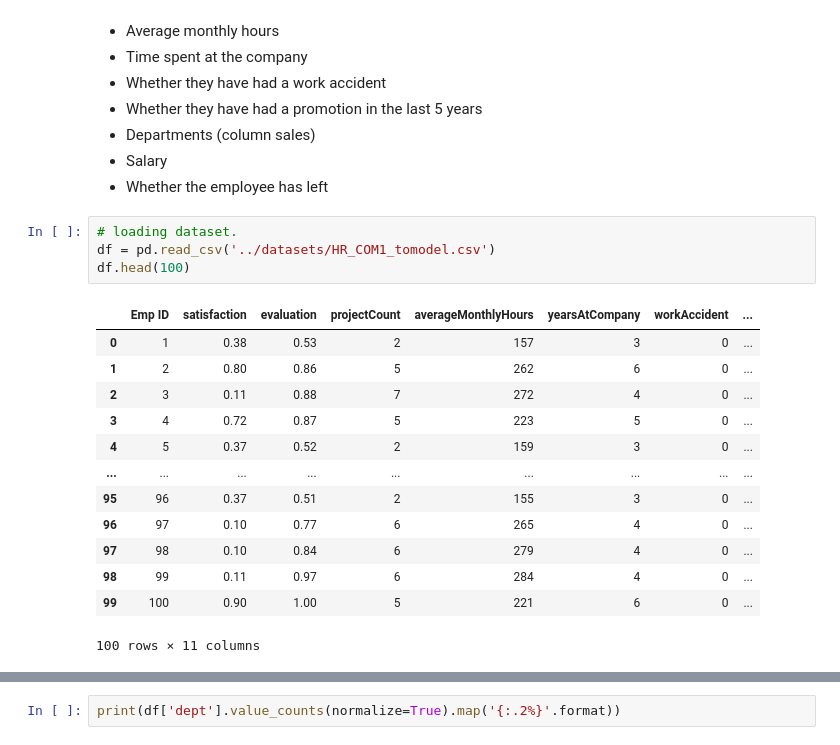
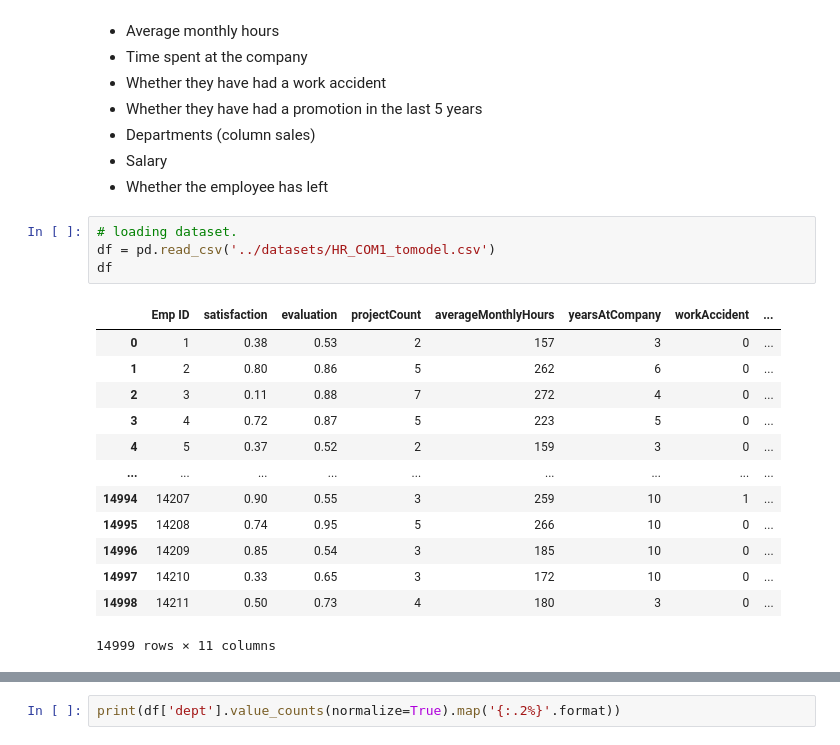
Before and after one commit to andvsilva/programming, a Jupyter notebook: notebooks/explore/bestmodels.ipynb, the cells around one changed output, grey strips where cells are left out. Drawn from its saved outputs; the diff is of its cells as text.

```diff
--- a/notebooks/explore/bestmodels.ipynb
+++ b/notebooks/explore/bestmodels.ipynb
@@ -90,18 +80,18 @@ The data is for company X which is trying to control attrition. There are two se
 # %%
 # loading dataset.
 df = pd.read_csv('../datasets/HR_COM1_tomodel.csv')
-df.head(100)
+df
 # %% [output]
 |  | Emp ID | satisfaction | evaluation | projectCount | averageMonthlyHours | yearsAtCompany | workAccident | ... |
 | 0 | 1 | 0.38 | 0.53 | 2 | 157 | 3 | 0 | ... |
 | 1 | 2 | 0.80 | 0.86 | 5 | 262 | 6 | 0 | ... |
 | 2 | 3 | 0.11 | 0.88 | 7 | 272 | 4 | 0 | ... |
 | 3 | 4 | 0.72 | 0.87 | 5 | 223 | 5 | 0 | ... |
 | 4 | 5 | 0.37 | 0.52 | 2 | 159 | 3 | 0 | ... |
 | ... | ... | ... | ... | ... | ... | ... | ... | ... |
-| 95 | 96 | 0.37 | 0.51 | 2 | 155 | 3 | 0 | ... |
-| 96 | 97 | 0.10 | 0.77 | 6 | 265 | 4 | 0 | ... |
-| 97 | 98 | 0.10 | 0.84 | 6 | 279 | 4 | 0 | ... |
-| 98 | 99 | 0.11 | 0.97 | 6 | 284 | 4 | 0 | ... |
-| 99 | 100 | 0.90 | 1.00 | 5 | 221 | 6 | 0 | ... |
+| 14994 | 14207 | 0.90 | 0.55 | 3 | 259 | 10 | 1 | ... |
+| 14995 | 14208 | 0.74 | 0.95 | 5 | 266 | 10 | 0 | ... |
+| 14996 | 14209 | 0.85 | 0.54 | 3 | 185 | 10 | 0 | ... |
+| 14997 | 14210 | 0.33 | 0.65 | 3 | 172 | 10 | 0 | ... |
+| 14998 | 14211 | 0.50 | 0.73 | 4 | 180 | 3 | 0 | ... |
-100 rows × 11 columns
+14999 rows × 11 columns
```
Also changed, not shown: parts of 32 cells of this notebook, 21 other files.
